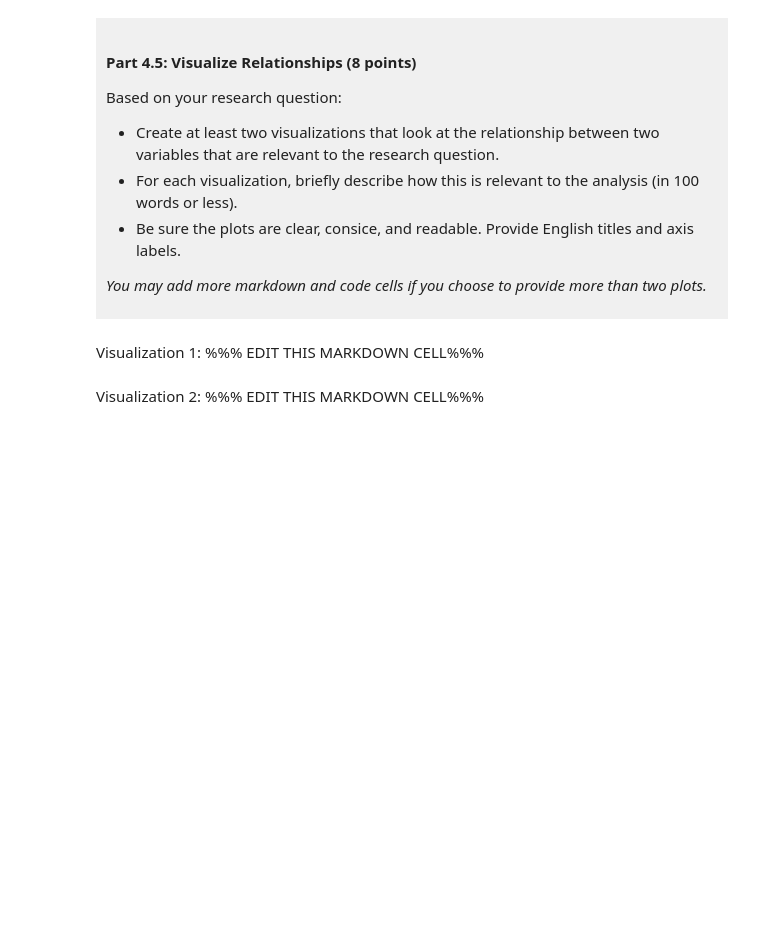
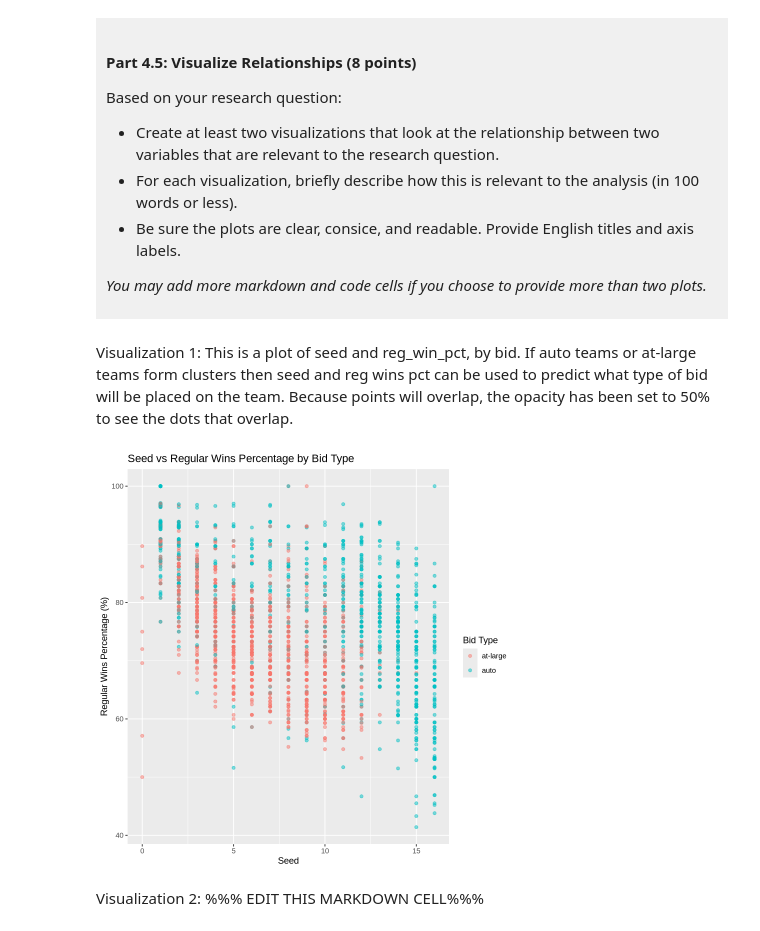
Before and after one commit to wangv8-boop/dsci-100-project-vivienne-wang, a Jupyter notebook: dsci-100-project-notebook.ipynb, the cells around one changed output. Saved outputs shown, nothing was run; the diff lists cells and outputs as text; code cells hidden in the pictures; blank space fills up the shorter version.

```diff
--- a/dsci-100-project-notebook.ipynb
+++ b/dsci-100-project-notebook.ipynb
@@ -320,9 +373,19 @@ Based on your research question:
 *You may add more markdown and code cells if you choose to provide more than two plots.*
 </div>
 # %% [markdown]
-Visualization 1: %%% EDIT THIS MARKDOWN CELL%%%
+Visualization 1: This is a plot of seed and reg_win_pct, by bid. If auto teams or at-large teams form clusters then seed and reg wins pct can be used to predict what type of bid will be placed on the team. Because points will overlap, the opacity has been set to 50% to see the dots that overlap.
 # %%
-### EDIT THIS CODE CELL FOR VISUALIZATION 1###
+vis_1 <- data_tidy |>
+    ggplot(aes(x = seed, y = reg_wins_pct, colour = bid)) +
+    geom_point(alpha = 0.5) +
+    labs(title = "Seed vs Regular Wins Percentage by Bid Type ",
+        x = "Seed",
+        y = "Regular Wins Percentage (%)",
+        colour = "Bid Type")
+
+vis_1
+# %% [output]
+[figure, added]
 # %% [markdown]
 Visualization 2: %%% EDIT THIS MARKDOWN CELL%%%
 # %%
```
Also changed, not shown: parts of 10 cells of this notebook.
